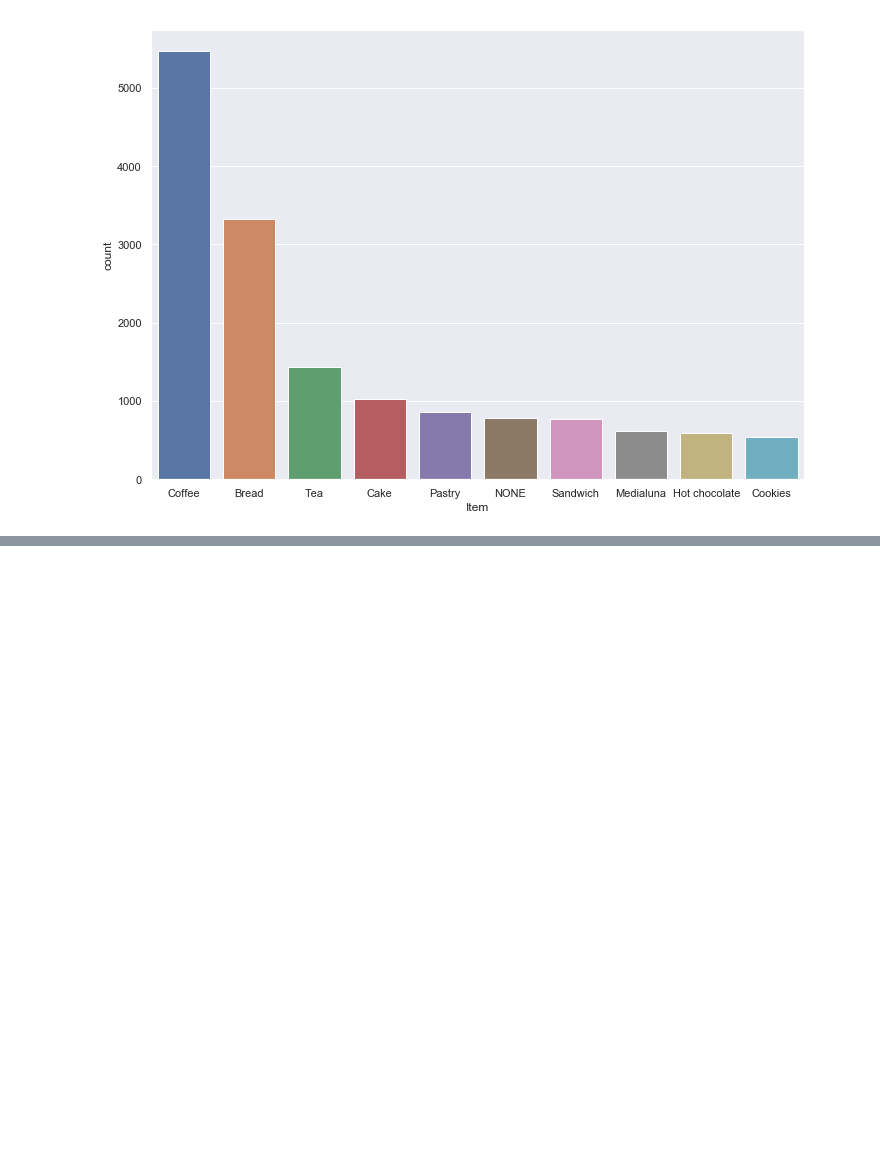
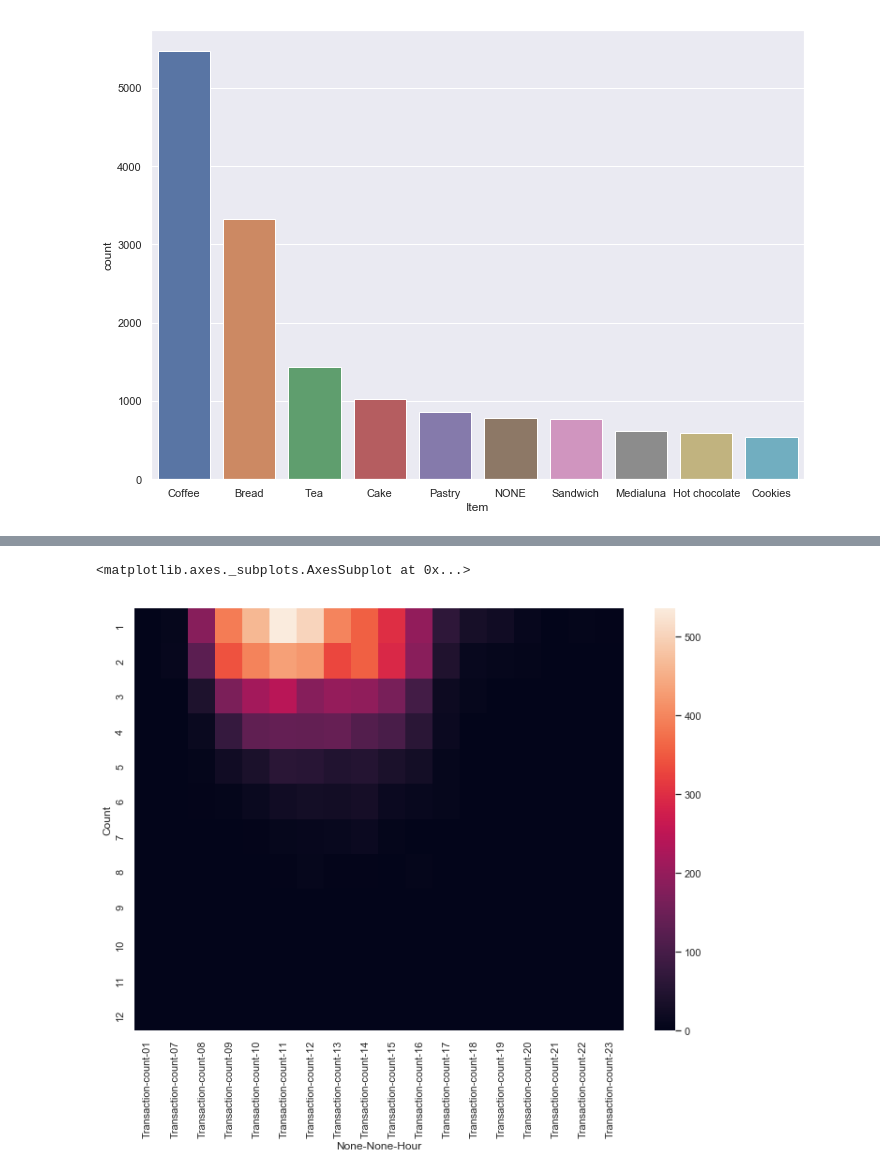
Before and after one commit to c-m-hunt/bakery-stats, a Jupyter notebook: Bakery.ipynb, the cells around one changed output, grey strips where cells are left out. Cells and saved outputs as stored; diff of their text form; code cells hidden in the pictures; blank space fills up the shorter version.

```diff
--- a/Bakery.ipynb
+++ b/Bakery.ipynb
@@ -62,0 +67,5 @@ sns.heatmap(pvt)
+# %%
+# df = bakery['Transaction'].value_counts().to_frame()['Transaction'].value_counts().to_frame(name='Occurrences')
+transCount = bakery.groupby(['Transaction', 'Hour']).size().to_frame(name='Count')
+transCount.reset_index(inplace=True)
+transCount.head()
@@ -62,0 +79,7 @@ sns.heatmap(pvt)
+# %%
+pvt2=transCount.pivot_table(transCount, index='Count', columns=['Hour'], fill_value=0, aggfunc={'count'})
+# %%
+sns.heatmap(pvt2)
+# %% [output]
+<matplotlib.axes._subplots.AxesSubplot at 0x...>
+[figure, added]
```
Also changed, not shown: parts of 19 cells of this notebook.
